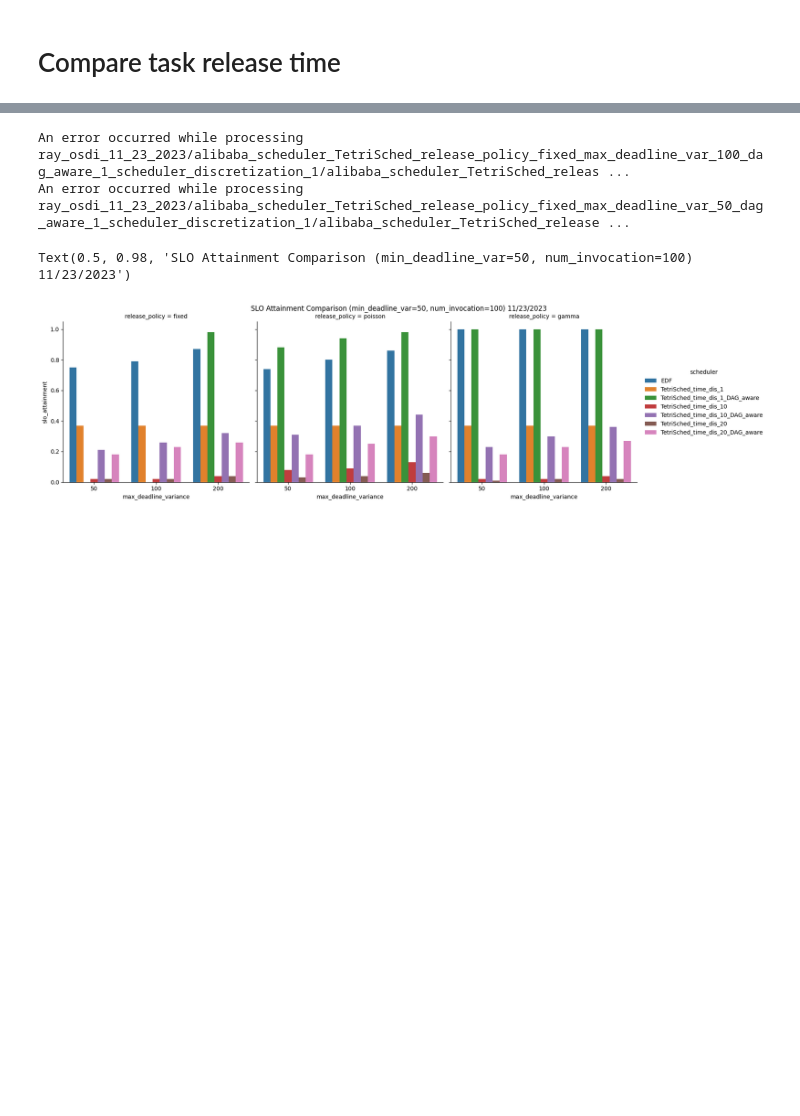
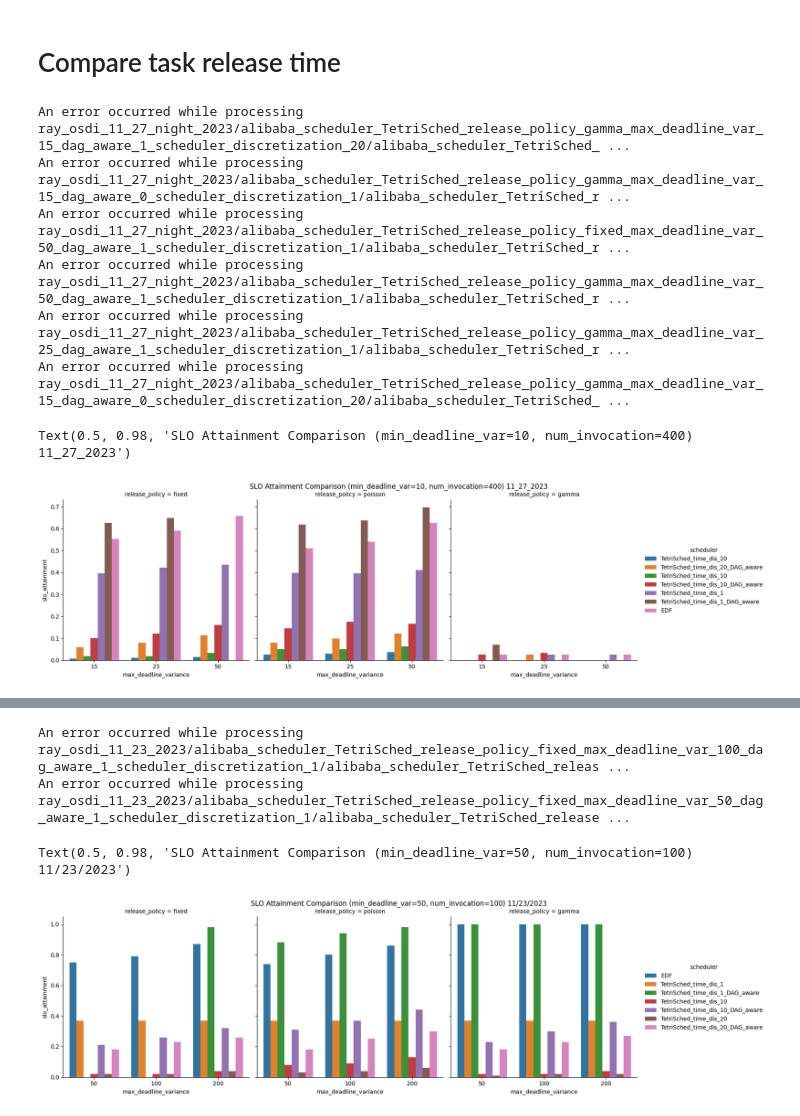
Before and after one commit to erdos-project/erdos-scheduling-simulator, a Jupyter notebook: experiments/analysis.ipynb, the cells around one changed output, grey strips where cells are left out. Saved outputs shown, nothing was run; the diff lists cells and outputs as text; code cells hidden in the pictures; blank space fills up the shorter version.

```diff
--- a/experiments/analysis.ipynb
+++ b/experiments/analysis.ipynb
@@ -141,3 +143,22 @@ for max_deadline_variance in fixed_policy:
                 print(f"Task {task_graph_and_name} release time mismatch: {release.release_time} != {first_release.release_time}")
             if release.deadline != first_release.deadline:
                 print(f"Task {task_graph_and_name} deadline mismatch: {release.deadline} != {first_release.deadline}")
+# %%
+data = extract_experiments_result("ray_osdi_11_27_night_2023")
+
+cat = sns.catplot(
+            kind='bar', x="max_deadline_variance", y="slo_attainment", col='release_policy', col_order=["fixed", "poisson", "gamma"],
+            # hue="scheduler", hue_order=["EDF", "TetriSched_time_dis_1",  "TetriSched_time_dis_1_DAG_aware", "TetriSched_time_dis_10", "TetriSched_time_dis_10_DAG_aware", "TetriSched_time_dis_20", "TetriSched_time_dis_20_DAG_aware"],
+            hue="scheduler", hue_order=["TetriSched_time_dis_20", "TetriSched_time_dis_20_DAG_aware", "TetriSched_time_dis_10", "TetriSched_time_dis_10_DAG_aware", "TetriSched_time_dis_1",  "TetriSched_time_dis_1_DAG_aware", "EDF"],
+            legend_out=True, data=data, errorbar=None)
+cat.fig.subplots_adjust(top=0.9)
+cat.fig.suptitle('SLO Attainment Comparison (min_deadline_var=10, num_invocation=400) 11_27_2023')
+# %% [output]
+An error occurred while processing ray_osdi_11_27_night_2023/alibaba_scheduler_TetriSched_release_policy_gamma_max_deadline_var_15_dag_aware_1_scheduler_discretization_20/alibaba_scheduler_TetriSched_ ...
+An error occurred while processing ray_osdi_11_27_night_2023/alibaba_scheduler_TetriSched_release_policy_gamma_max_deadline_var_15_dag_aware_0_scheduler_discretization_1/alibaba_scheduler_TetriSched_r ...
+An error occurred while processing ray_osdi_11_27_night_2023/alibaba_scheduler_TetriSched_release_policy_fixed_max_deadline_var_50_dag_aware_1_scheduler_discretization_1/alibaba_scheduler_TetriSched_r ...
+An error occurred while processing ray_osdi_11_27_night_2023/alibaba_scheduler_TetriSched_release_policy_gamma_max_deadline_var_50_dag_aware_1_scheduler_discretization_1/alibaba_scheduler_TetriSched_r ...
+An error occurred while processing ray_osdi_11_27_night_2023/alibaba_scheduler_TetriSched_release_policy_gamma_max_deadline_var_25_dag_aware_1_scheduler_discretization_1/alibaba_scheduler_TetriSched_r ...
+An error occurred while processing ray_osdi_11_27_night_2023/alibaba_scheduler_TetriSched_release_policy_gamma_max_deadline_var_15_dag_aware_0_scheduler_discretization_20/alibaba_scheduler_TetriSched_ ...
+Text(0.5, 0.98, 'SLO Attainment Comparison (min_deadline_var=10, num_invocation=400) 11_27_2023')
+[figure, added]
```
Also changed, not shown: parts of 3 cells of this notebook, 1 other file.
